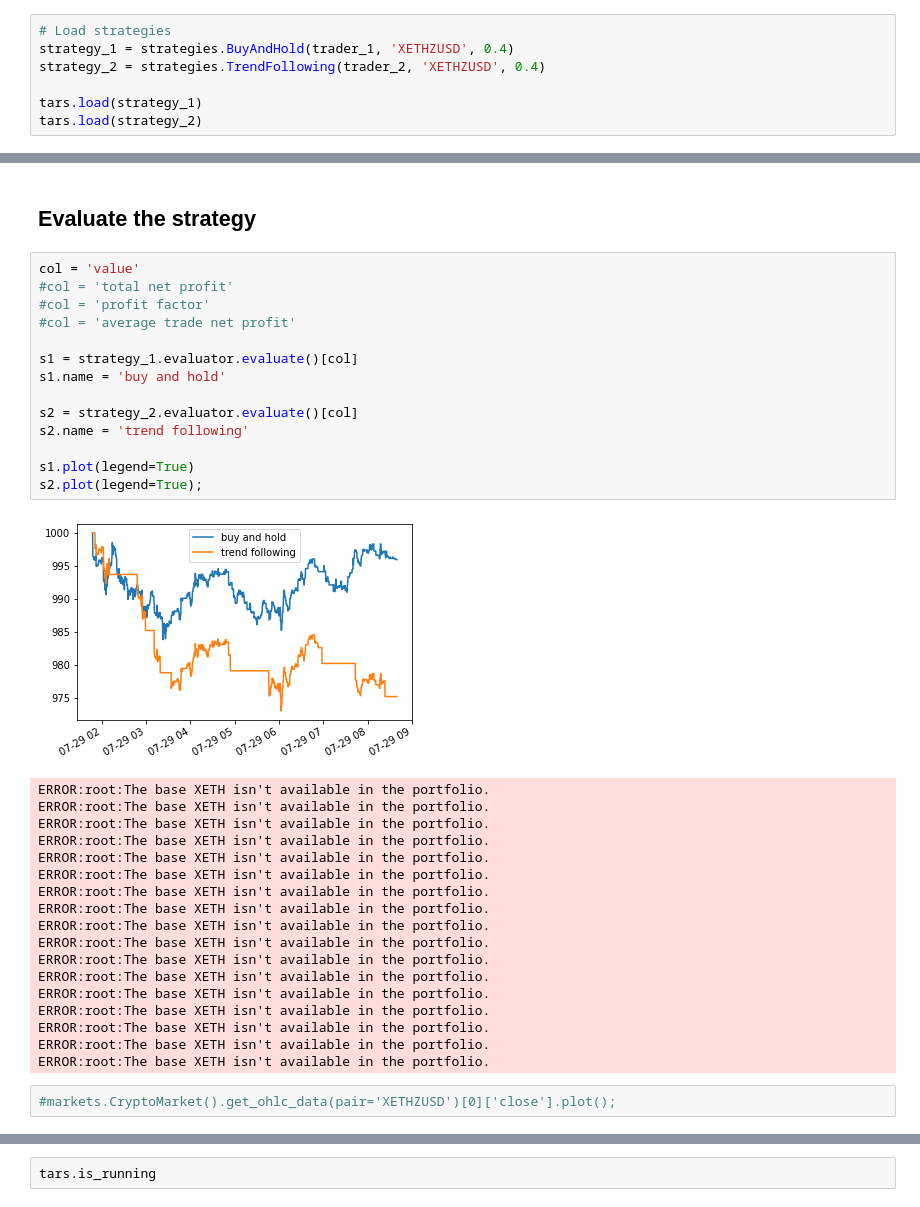
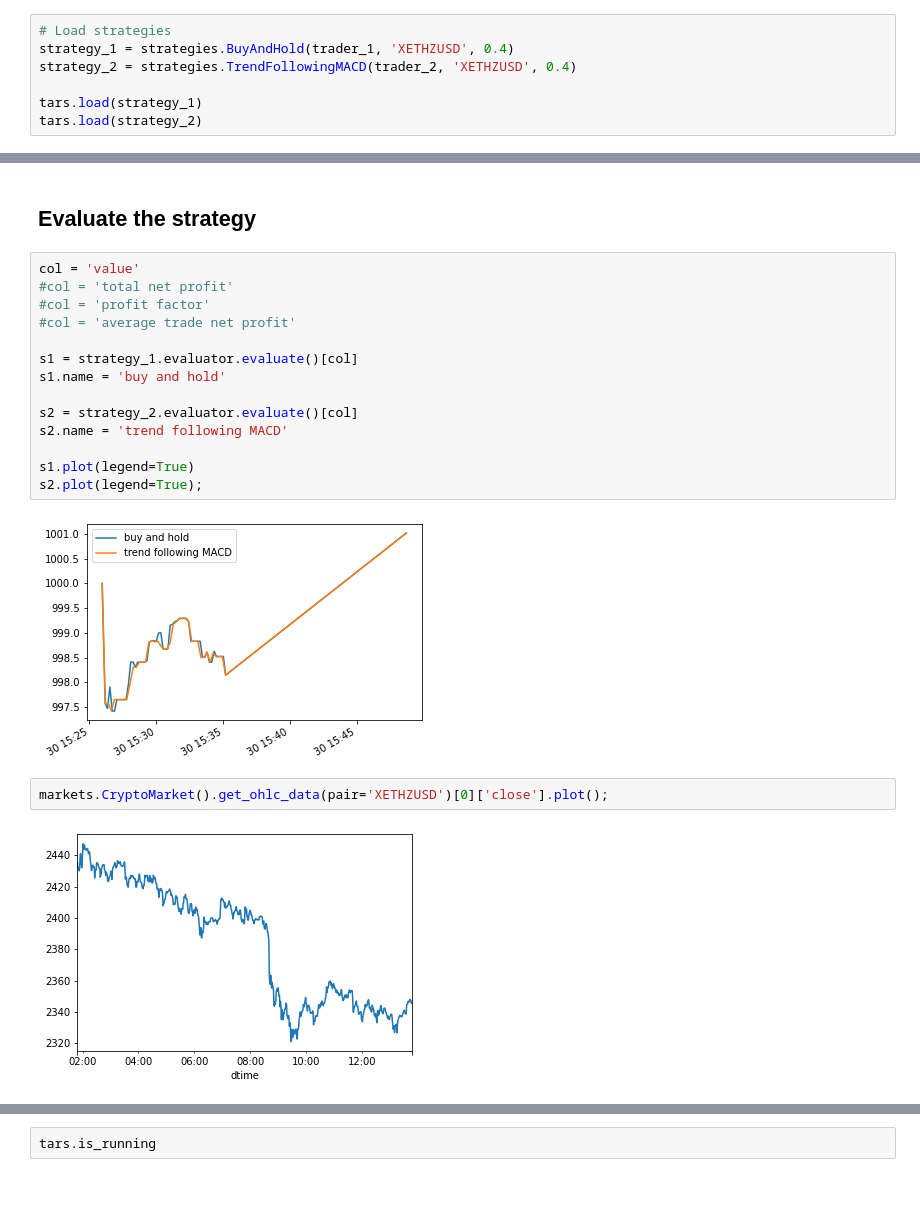
Before and after one commit to fredmontet/tars, a Jupyter notebook: notebooks/offline-testing.ipynb, the cells around one changed output, grey strips where cells are left out. Cells and saved outputs as stored; diff of their text form.

Commit message:
Add MACD strategy

```diff
--- a/notebooks/offline-testing.ipynb
+++ b/notebooks/offline-testing.ipynb
@@ -22,7 +22,7 @@ trader_2 = traders.VirtualCryptoTrader(portfolio_2)
 # %%
 # Load strategies
 strategy_1 = strategies.BuyAndHold(trader_1, 'XETHZUSD', 0.4)
-strategy_2 = strategies.TrendFollowing(trader_2, 'XETHZUSD', 0.4)
+strategy_2 = strategies.TrendFollowingMACD(trader_2, 'XETHZUSD', 0.4)
 
 tars.load(strategy_1)
 tars.load(strategy_2)
@@ -39,36 +39,21 @@ True
 # %%
 col = 'value'
 #col = 'total net profit'
 #col = 'profit factor'
 #col = 'average trade net profit'
 
 s1 = strategy_1.evaluator.evaluate()[col]
 s1.name = 'buy and hold'
 
 s2 = strategy_2.evaluator.evaluate()[col]
-s2.name = 'trend following'
+s2.name = 'trend following MACD'
 
 s1.plot(legend=True)
 s2.plot(legend=True);
 # %% [output]
-[figure, old version]
+[figure, new version]
-ERROR:root:The base XETH isn't available in the portfolio.
-ERROR:root:The base XETH isn't available in the portfolio.
-ERROR:root:The base XETH isn't available in the portfolio.
-ERROR:root:The base XETH isn't available in the portfolio.
-ERROR:root:The base XETH isn't available in the portfolio.
-ERROR:root:The base XETH isn't available in the portfolio.
-ERROR:root:The base XETH isn't available in the portfolio.
-ERROR:root:The base XETH isn't available in the portfolio.
-ERROR:root:The base XETH isn't available in the portfolio.
-ERROR:root:The base XETH isn't available in the portfolio.
-ERROR:root:The base XETH isn't available in the portfolio.
-ERROR:root:The base XETH isn't available in the portfolio.
-ERROR:root:The base XETH isn't available in the portfolio.
-ERROR:root:The base XETH isn't available in the portfolio.
-ERROR:root:The base XETH isn't available in the portfolio.
-ERROR:root:The base XETH isn't available in the portfolio.
-ERROR:root:The base XETH isn't available in the portfolio.
 # %%
-#markets.CryptoMarket().get_ohlc_data(pair='XETHZUSD')[0]['close'].plot();
+markets.CryptoMarket().get_ohlc_data(pair='XETHZUSD')[0]['close'].plot();
+# %% [output]
+[figure, added]
 # %%
```
Also changed, not shown: parts of 3 cells of this notebook, 4 other files.
